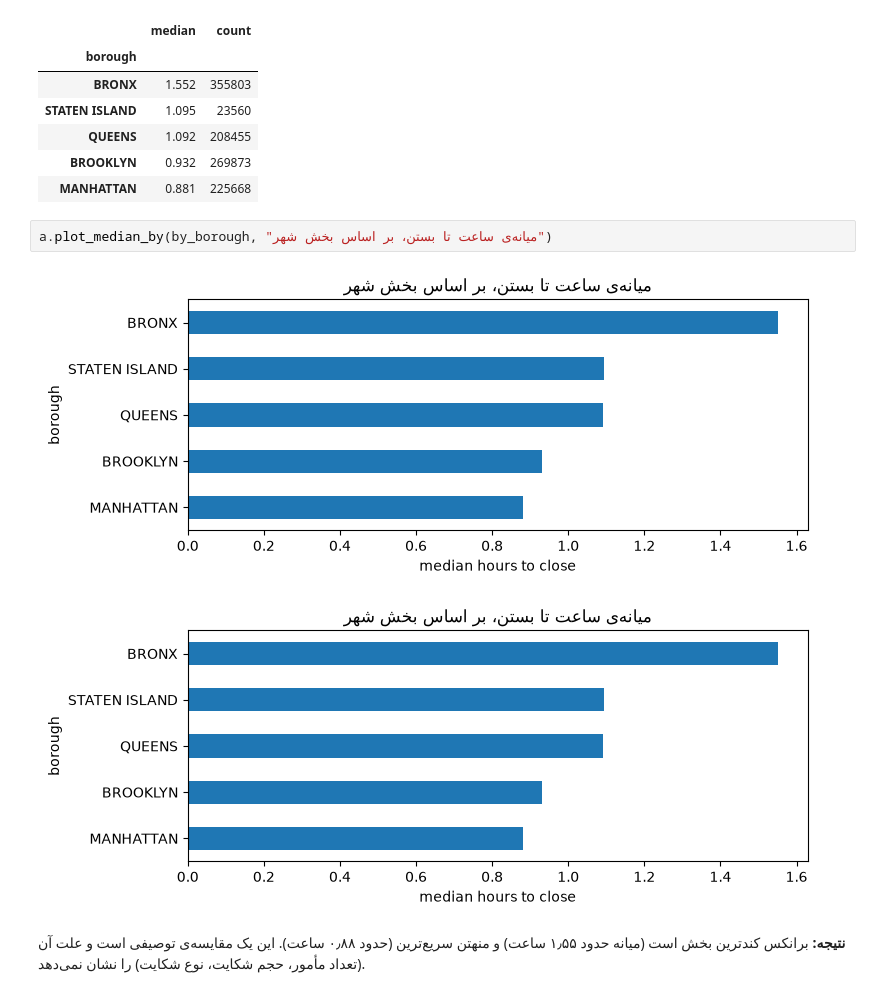
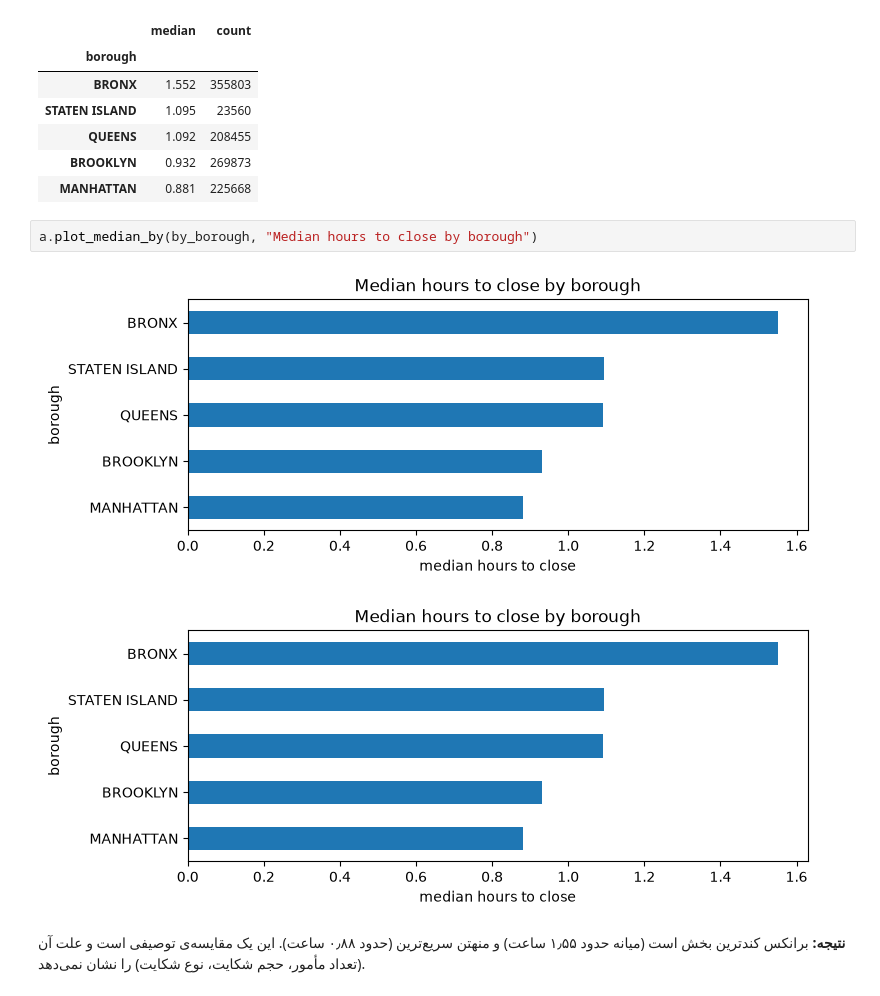
Before and after one commit to KiarashAkbari/ML-CHALLENGE, a Jupyter notebook: term-3/answers/stage-1-kiarash-akbari/solution.ipynb, the cells around one changed output. Cells and saved outputs as stored; diff of their text form.

```diff
--- a/term-3/answers/stage-1-kiarash-akbari/solution.ipynb
+++ b/term-3/answers/stage-1-kiarash-akbari/solution.ipynb
@@ -100,10 +100,10 @@ by_borough.round(3)
 | BROOKLYN | 0.932 | 269873 |
 | MANHATTAN | 0.881 | 225668 |
 # %%
-a.plot_median_by(by_borough, "میانه‌ی ساعت تا بستن، بر اساس بخش شهر")
+a.plot_median_by(by_borough, "Median hours to close by borough")
 # %% [output]
-[figure, old version]
+[figure, new version]
-[figure, old version]
+[figure, new version]
 # %% [markdown]
 **نتیجه:** برانکس کندترین بخش است (میانه حدود ۱٫۵۵ ساعت) و منهتن سریع‌ترین (حدود ۰٫۸۸ ساعت).
 این یک مقایسه‌ی توصیفی است و علت آن (تعداد مأمور، حجم شکایت، نوع شکایت) را نشان نمی‌دهد.
```
Also changed, not shown: parts of 2 cells of this notebook, 1 other file.
